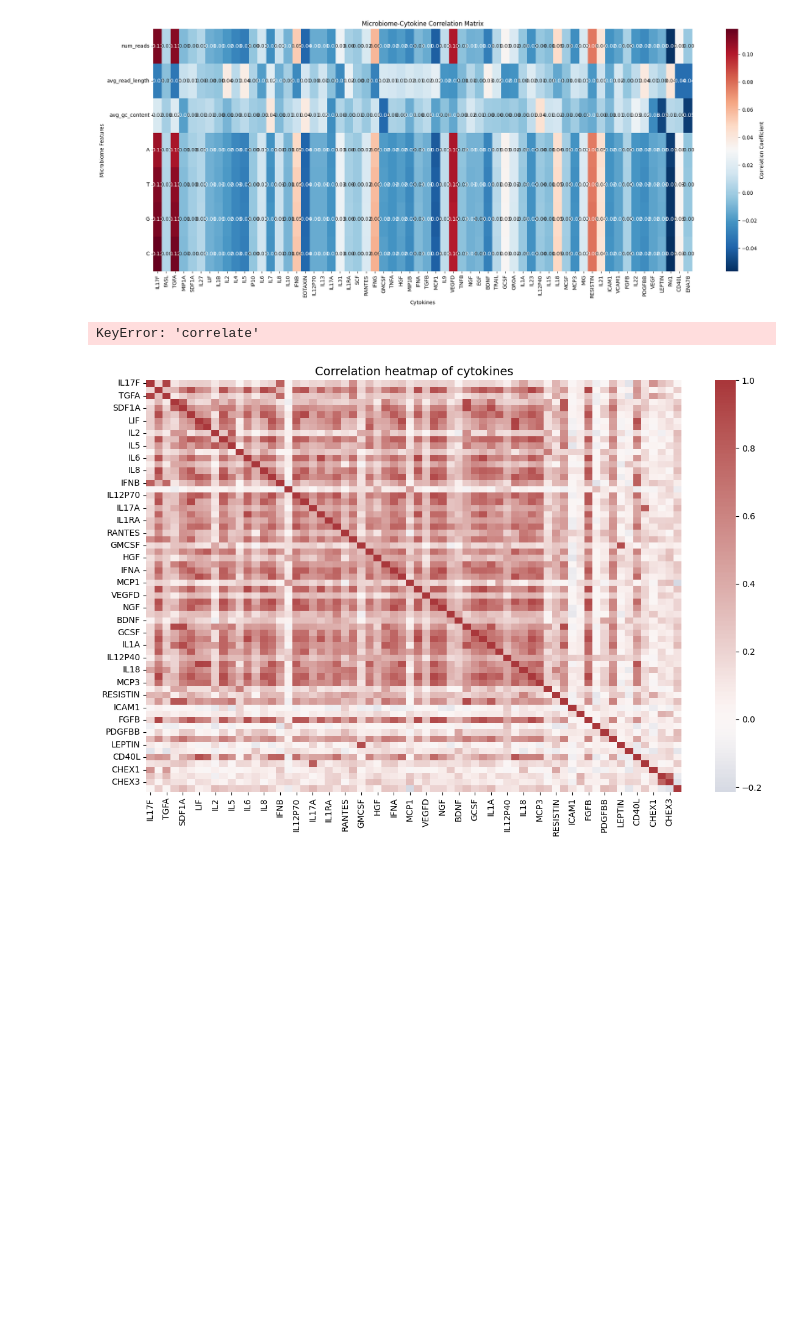
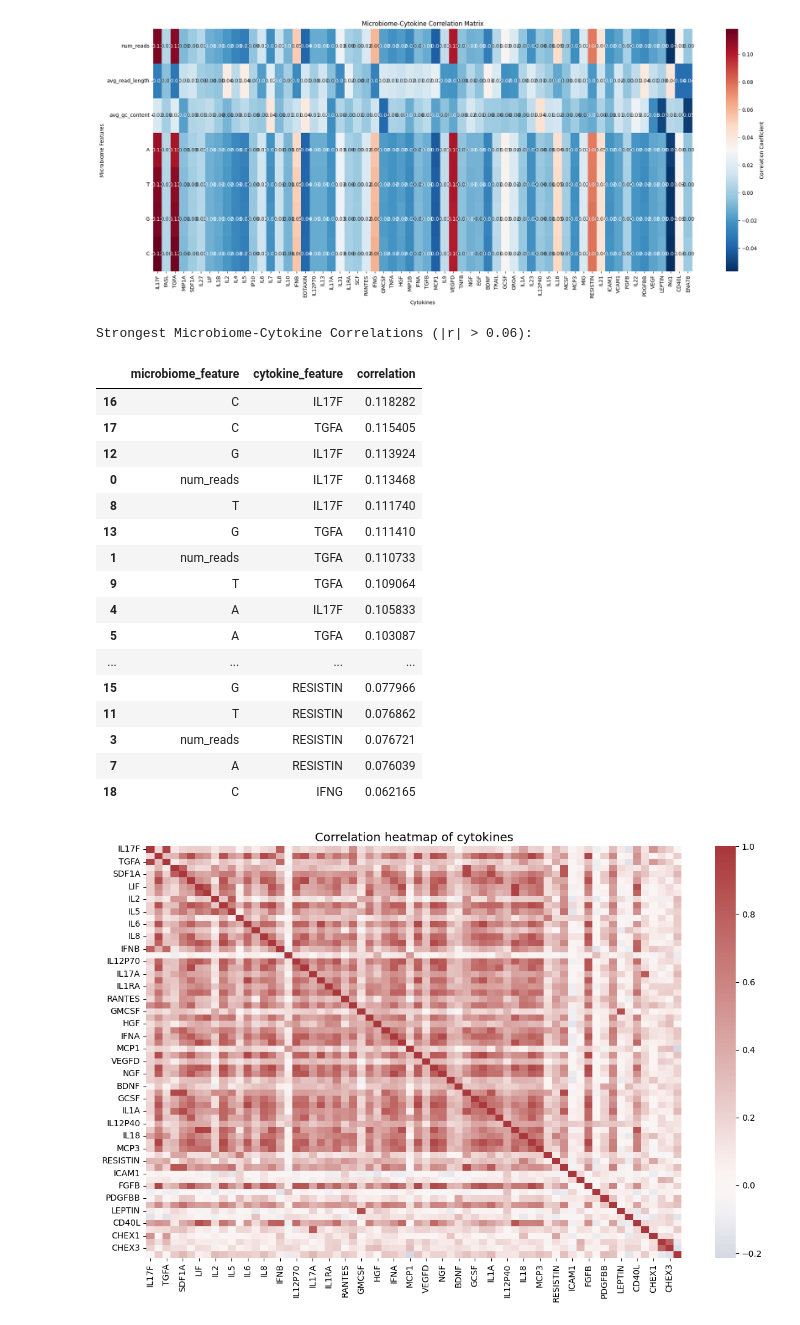
Before and after one commit to valentina-buoro/mpeg-decoding-the-dialogue, a Jupyter notebook: notebooks/exploratory_data_analysis.ipynb, the cells around one changed output. Cells and saved outputs as stored; diff of their text form; code cells hidden in the pictures; blank space fills up the shorter version.

Commit message:
Correlation analysis between microbiome and cytokine

```diff
--- a/notebooks/exploratory_data_analysis.ipynb
+++ b/notebooks/exploratory_data_analysis.ipynb
@@ -204,20 +204,37 @@ plt.show()
 # %%
 strong_correlations = []
 for mb_feature in microbiome_cols:
     for cyto_feature in cytokine_cols:
         corr_val = microbe_cytokine_corr.loc[mb_feature, cyto_feature]
-        if abs(corr_val) > 0.3:  # Threshold for "strong" correlation
+        if abs(corr_val) > 0.06:  # Threshold for "strong" correlation
             strong_correlations.append({
                     'microbiome_feature': mb_feature,
                     'cytokine_feature': cyto_feature,
-                    'correlate': corr_val
+                    'correlation': corr_val
                 })
 
-strong_corr_df = pd.DataFrame(strong_correlations).sort_values(by='correlate', key=abs, ascending=False)
-print("Strongest Microbiome-Cytokine Correlations (|r| > 0.3):")
-print(strong_corr_df.head(10))
+strong_corr_df = pd.DataFrame(strong_correlations).sort_values(by='correlation', key=abs, ascending=False)
+print("Strongest Microbiome-Cytokine Correlations (|r| > 0.06):")
+strong_corr_df
 # %% [output]
-KeyError: 'correlate'
+Strongest Microbiome-Cytokine Correlations (|r| > 0.06):
+|  | microbiome_feature | cytokine_feature | correlation |
+| 16 | C | IL17F | 0.118282 |
+| 17 | C | TGFA | 0.115405 |
+| 12 | G | IL17F | 0.113924 |
+| 0 | num_reads | IL17F | 0.113468 |
+| 8 | T | IL17F | 0.111740 |
+| 13 | G | TGFA | 0.111410 |
+| 1 | num_reads | TGFA | 0.110733 |
+| 9 | T | TGFA | 0.109064 |
+| 4 | A | IL17F | 0.105833 |
+| 5 | A | TGFA | 0.103087 |
+| ... | ... | ... | ... |
+| 15 | G | RESISTIN | 0.077966 |
+| 11 | T | RESISTIN | 0.076862 |
+| 3 | num_reads | RESISTIN | 0.076721 |
+| 7 | A | RESISTIN | 0.076039 |
+| 18 | C | IFNG | 0.062165 |
 # %%
 def plot_cytokine_profile_data():
   """sample_id = cytokine_profile_df['SampleID'].unique()
```
